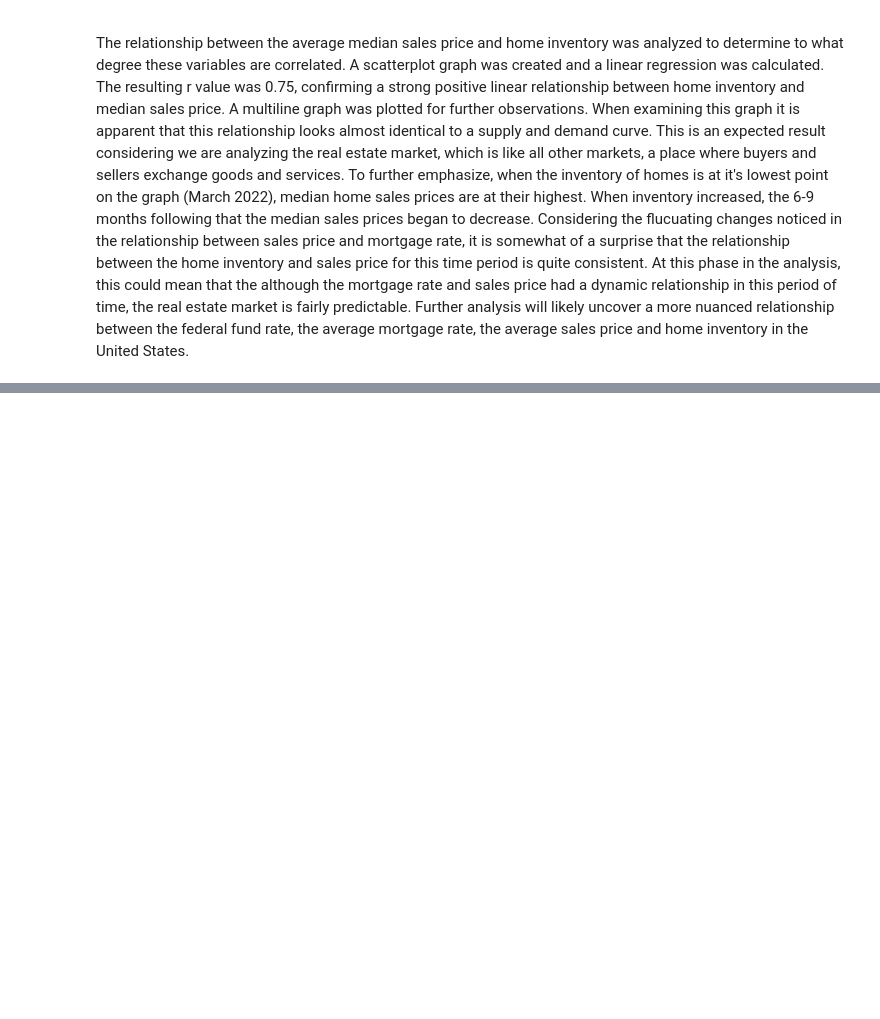
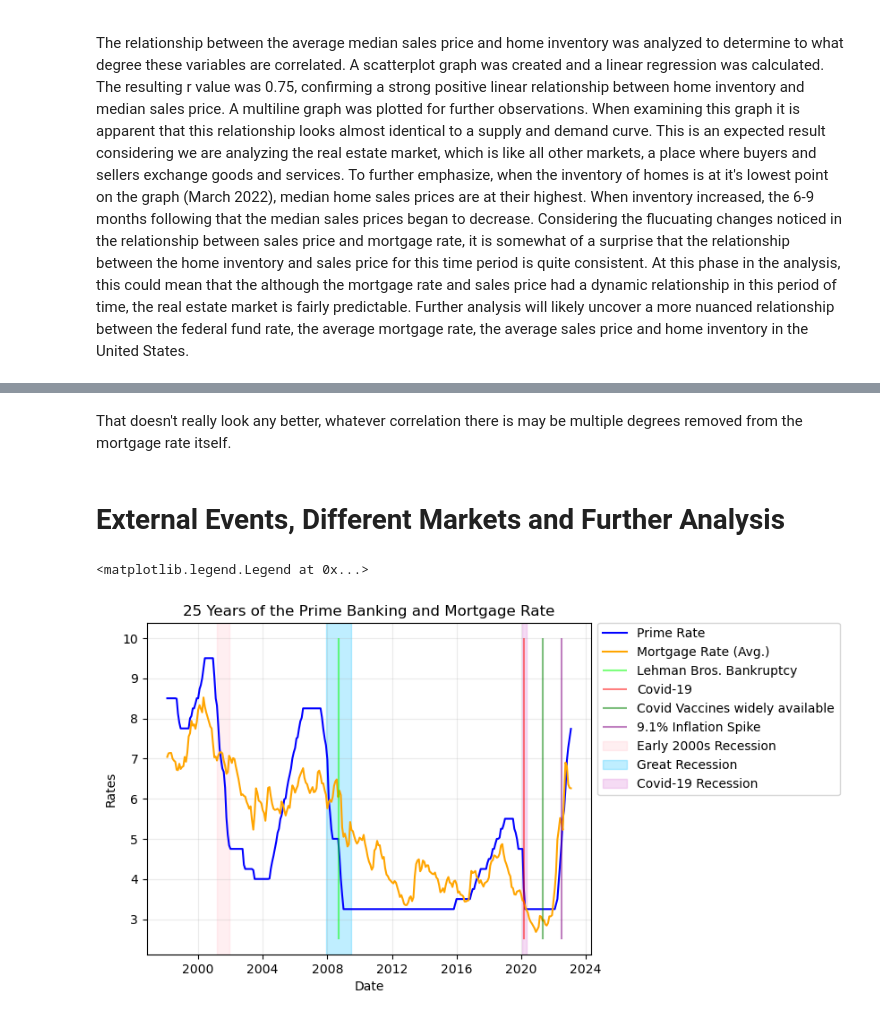
Before and after one commit to ceramicbull/Project-1-Repo, a Jupyter notebook: Group Project One Notebook.ipynb, the cells around one changed output, grey strips where cells are left out. Drawn from its saved outputs; the diff is of its cells as text; code cells hidden in the pictures; blank space fills up the shorter version.

```diff
--- a/Group Project One Notebook.ipynb
+++ b/Group Project One Notebook.ipynb
@@ -903,0 +998,43 @@ The relationship between the average median sales price and home inventory was a
+# %% [markdown]
+That doesn't really look any better, whatever correlation there is may be multiple degrees removed from the mortgage rate itself.
+# %% [markdown]
+# External Events, Different Markets and Further Analysis
+# %%
+#Prepare Data to consider External Events
+#convert column names to series
+x_25=pd.Series(prime_25_date)
+x_5=pd.Series(prime_date)
+#convert strings to datetime type
+x_25=pd.to_datetime(x_25)
+x_5=pd.to_datetime(x_5)
+#isolate Prime and Mortgage rates by timeframe
+#Prime
+prime_5=prime_virt_df["Prime Rate"].astype(float)
+prime_25=_25year_df["Prime Rate"].astype(float)
+#Mortgage
+mort_5=M30_virt_df["30-Yr Mortgage Rate"].astype(float)
+mort_25=_25year_df["30-Yr Mortgage Rate"].astype(float)
+# %%
+#25 years with events
+#recreate basic graph
+plt.plot(x_25, prime_25, color="blue", label="Prime Rate")
+plt.plot(x_25, mort_25, color="orange", label="Mortgage Rate (Avg.)")
+plt.xlabel("Date")
+plt.ylabel("Rates")
+plt.grid(alpha=.25)
+plt.title("25 Years of the Prime Banking and Mortgage Rate")
+
+#add events
+plt.vlines(datetime.date(2008, 9, 7), ymin=2.5, ymax=10, alpha=.5, colors='lime',label="Lehman Bros. Bankruptcy")
+plt.vlines(datetime.date(2020, 3, 9), ymin=2.5, ymax=10, alpha=.5, colors='red',label="Covid-19")
+plt.vlines(datetime.date(2021, 5, 1), ymin=2.5, ymax=10, alpha=.5, colors='green',label="Covid Vaccines widely available")
+plt.vlines(datetime.date(2022, 6, 30), ymin=2.5, ymax=10, alpha=.5, colors='purple',label="9.1% Inflation Spike")
+
+#plot official recessions
+plt.axvspan(datetime.date(2001, 3, 1), datetime.date(2001, 11, 30), color='pink', alpha=.25, label="Early 2000s Recession")
+plt.axvspan(datetime.date(2007, 12, 1), datetime.date(2009, 6, 30), color='deepskyblue', alpha=.25, label="Great Recession")
+plt.axvspan(datetime.date(2020, 2, 1), datetime.date(2020, 4, 30), color='orchid', alpha=.25, label="Covid-19 Recession")
+plt.legend(bbox_to_anchor=(1,1.02), loc="upper left")
+# %% [output]
+<matplotlib.legend.Legend at 0x...>
+[figure, added]
```
Also changed, not shown: parts of 16 cells of this notebook, 2 other files.
